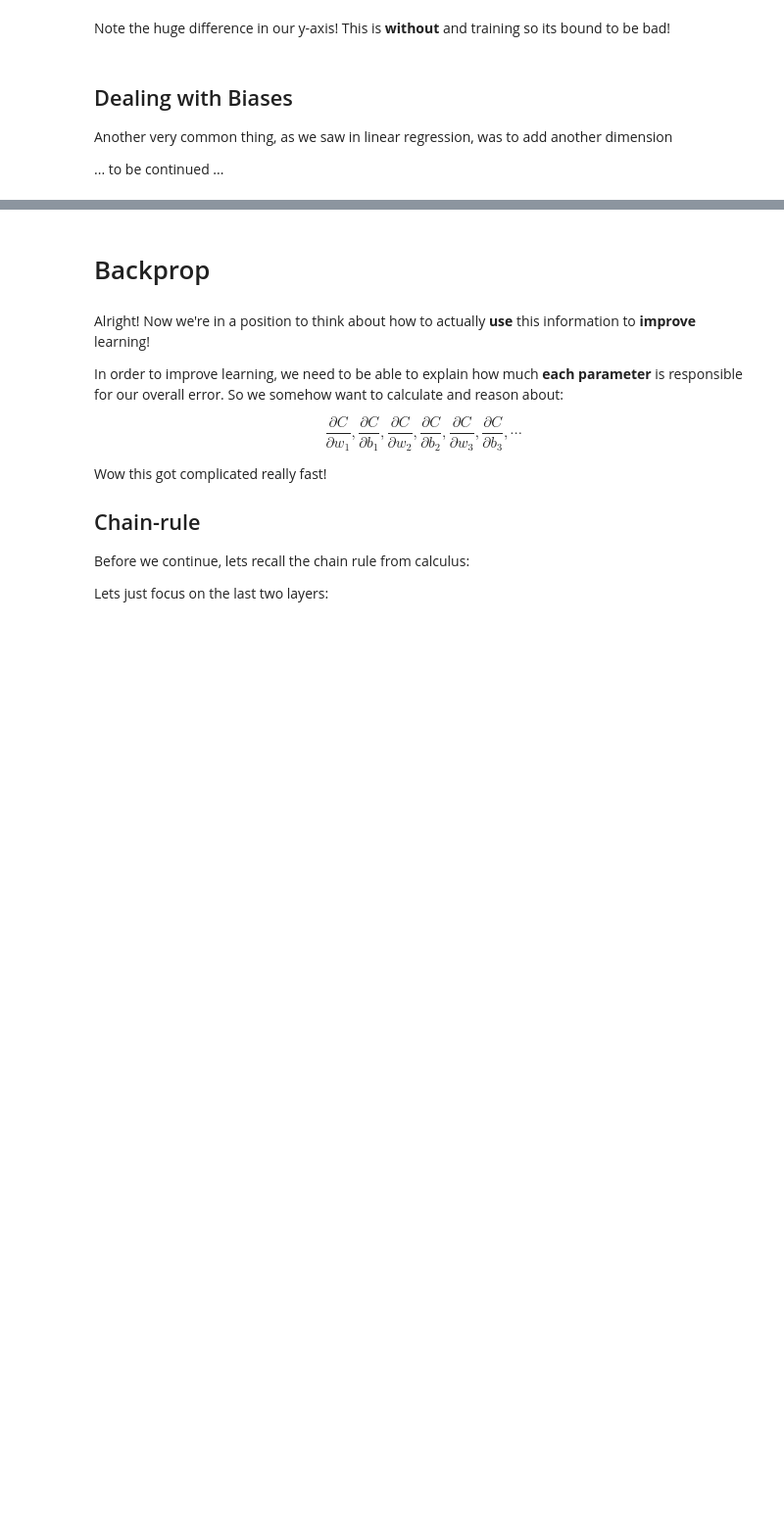
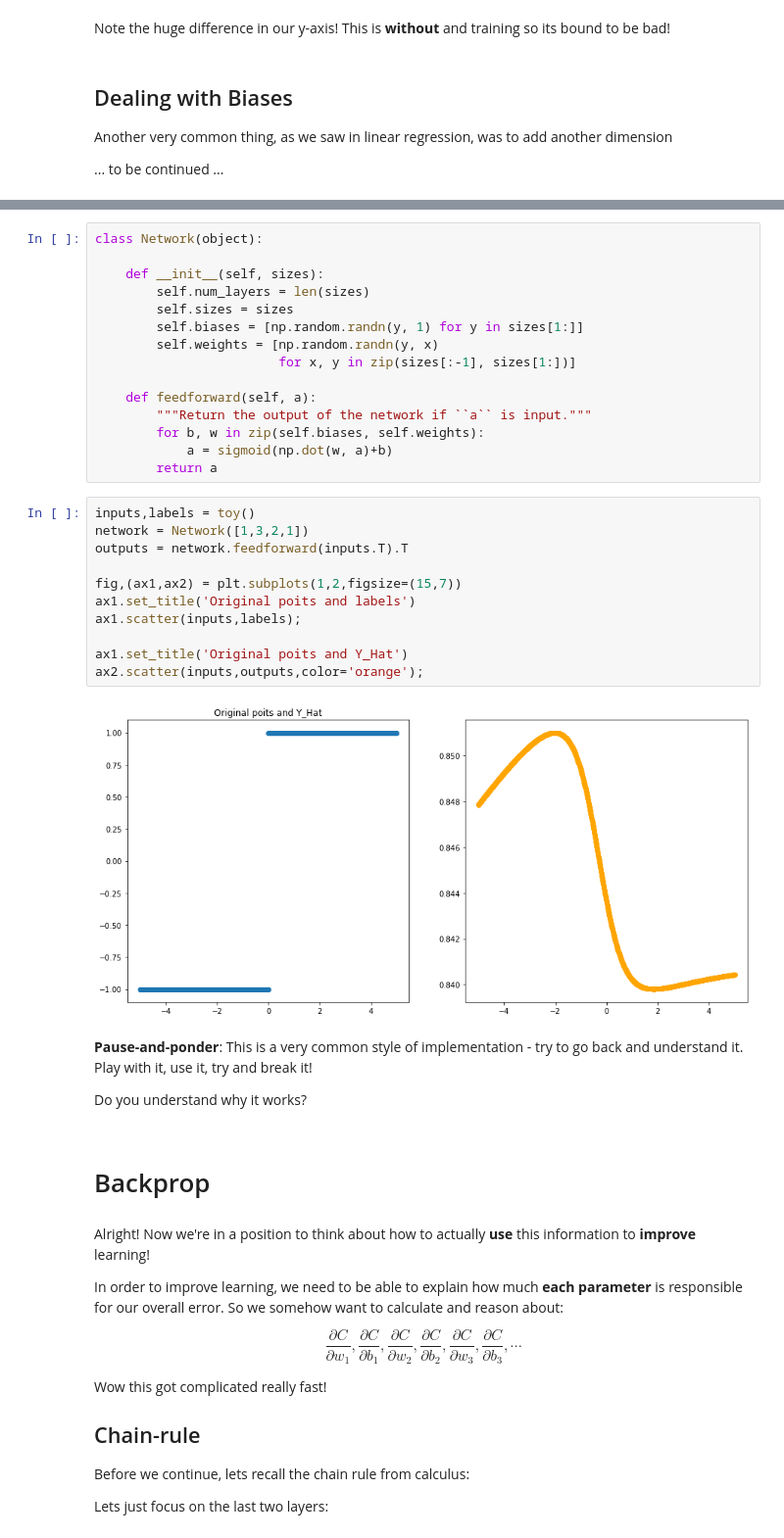
Before and after one commit to diego898/ds5440-fall-2020, a Jupyter notebook: nbs/NN-Walkthrough.ipynb, the cells around one changed output, grey strips where cells are left out. Shown: that part at 98% size. Saved outputs shown, nothing was run; the diff lists cells and outputs as text; blank space fills up the shorter version.

```diff
--- a/nbs/NN-Walkthrough.ipynb
+++ b/nbs/NN-Walkthrough.ipynb
@@ -494,3 +498,39 @@ Another very common thing, as we saw in linear regression, was to add another di
+# %%
+class Network(object):
+
+    def __init__(self, sizes):
+        self.num_layers = len(sizes)
+        self.sizes = sizes
+        self.biases = [np.random.randn(y, 1) for y in sizes[1:]]
+        self.weights = [np.random.randn(y, x)
+                        for x, y in zip(sizes[:-1], sizes[1:])]
+
+    def feedforward(self, a):
+        """Return the output of the network if ``a`` is input."""
+        for b, w in zip(self.biases, self.weights):
+            a = sigmoid(np.dot(w, a)+b)
+        return a
+# %%
+inputs,labels = toy()
+network = Network([1,3,2,1])
+outputs = network.feedforward(inputs.T).T
+
+fig,(ax1,ax2) = plt.subplots(1,2,figsize=(15,7))
+ax1.set_title('Original poits and labels')
+ax1.scatter(inputs,labels);
+
+ax1.set_title('Original poits and Y_Hat')
+ax2.scatter(inputs,outputs,color='orange');
+# %% [output]
+[figure, added]
+# %% [markdown]
+<div class="info">
+
+**Pause-and-ponder**: This is a very common style of implementation - try to go back and understand it. Play with it, use it, try and break it!
+
+Do you understand why it works?
+
+</div>
 # %% [markdown]
 # Backprop
 # %% [markdown]
```
Also changed, not shown: parts of 6 cells of this notebook, 5 other files.
